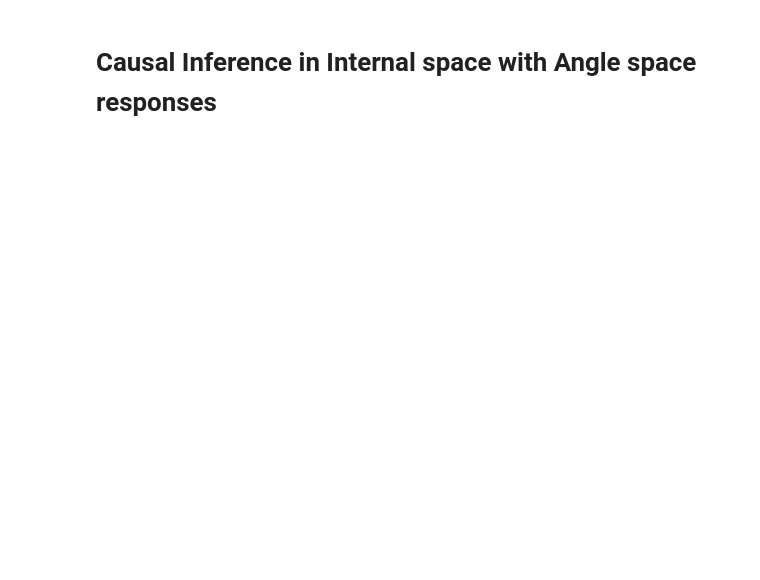
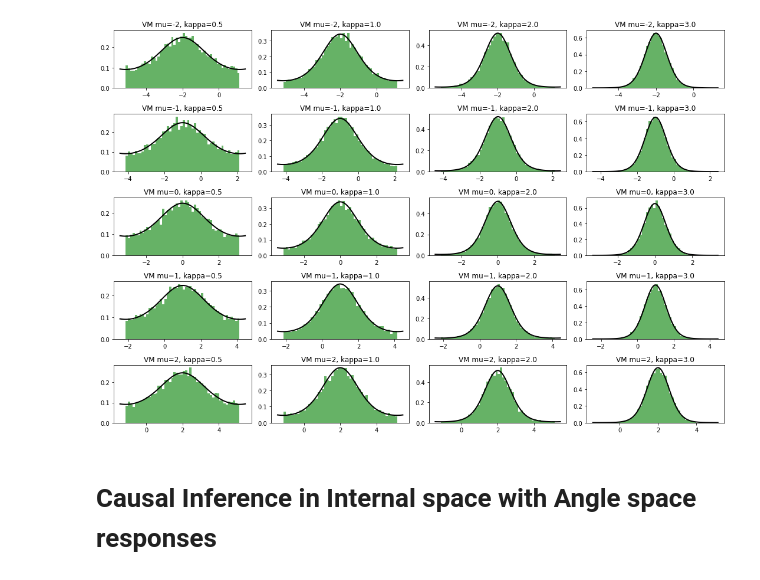
Before and after one commit to ak47na/multisensory_causal_inference, a Jupyter notebook: example_custom_causal_inference.ipynb, the cells around one changed output. Saved outputs shown, nothing was run; the diff lists cells and outputs as text; code cells hidden in the pictures; blank space fills up the shorter version.

```diff
--- a/example_custom_causal_inference.ipynb
+++ b/example_custom_causal_inference.ipynb
@@ -1,3 +39,41 @@
+# %%
+import numpy as np
+import matplotlib.pyplot as plt
+from scipy.stats import vonmises
+
+# Example inputs
+mus = np.array([-2, -1, 0, 1, 2])  # Example means (length n)
+sigmas = np.array([.5, 1, 2, 3])  # Example standard deviations (length m)
+num_samples = 10000  # Number of samples to generate for each distribution
+
+# Generate samples using broadcasting with 2D arrays
+# Here, mus[:, np.newaxis] reshapes mus to (n, 1) and sigmas[np.newaxis, :] reshapes sigmas to (1, m)
+samples = vonmises.rvs(loc=mus[:, np.newaxis], kappa=sigmas[np.newaxis, :],
+                           size=(num_samples, len(mus), len(sigmas)))
+
+# Plotting the results
+fig, axes = plt.subplots(len(mus), len(sigmas), figsize=(15, 10))
+
+for i in range(len(mus)):
+    for j in range(len(sigmas)):
+        ax = axes[i, j]
+
+        # Plot histogram of the samples
+        ax.hist(samples[:, i, j], bins=50, density=True, alpha=0.6, color='g')
+
+        # Plot the theoretical normal distribution curve
+        xmin, xmax = ax.get_xlim()
+        x = np.linspace(xmin, xmax, 100)
+        p = vonmises.pdf(x,loc= mus[i], kappa=sigmas[j])
+        ax.plot(x, p, 'k', linewidth=2)
+
+        title = f"VM mu={mus[i]}, kappa={sigmas[j]}"
+        ax.set_title(title)
+
+plt.tight_layout()
+plt.show()
+# %% [output]
+[figure, added]
 # %% [markdown]
 # Causal Inference in Internal space with Angle space responses
 # %%
```
Also changed, not shown: parts of 13 cells of this notebook.
